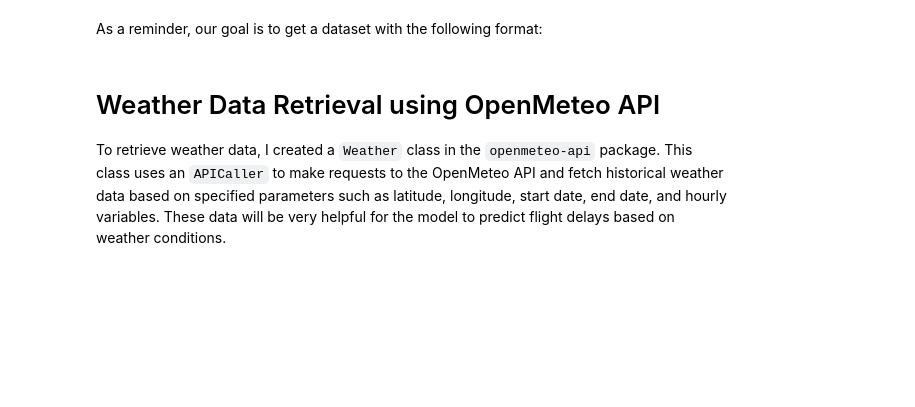
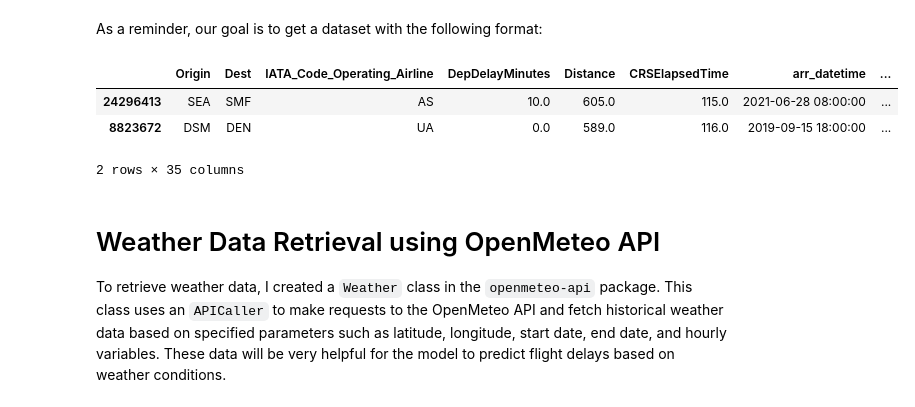
Before and after one commit to rashdul/flight-delay-prediction, a Jupyter notebook: notebooks/02_data_needed_discovery.ipynb, the cells around one changed output. Saved outputs shown, nothing was run; the diff lists cells and outputs as text; code cells hidden in the pictures; blank space fills up the shorter version.

```diff
--- a/notebooks/02_data_needed_discovery.ipynb
+++ b/notebooks/02_data_needed_discovery.ipynb
@@ -19,6 +23,15 @@ import os
 from dotenv import load_dotenv
 # %% [markdown]
 As a reminder, our goal is to get a dataset with the following format:
+# %%
+sample_df = pd.read_parquet("./data/sample_df_v3.parquet")
+# %%
+sample_df.head(2)
+# %% [output]
+|  | Origin | Dest | IATA_Code_Operating_Airline | DepDelayMinutes | Distance | CRSElapsedTime | arr_datetime | ... |
+| 24296413 | SEA | SMF | AS | 10.0 | 605.0 | 115.0 | 2021-06-28 08:00:00 | ... |
+| 8823672 | DSM | DEN | UA | 0.0 | 589.0 | 116.0 | 2019-09-15 18:00:00 | ... |
+2 rows × 35 columns
 # %% [markdown]
 # Weather Data Retrieval using OpenMeteo API
 
```
Also changed, not shown: parts of 23 cells of this notebook, 58 other files.
